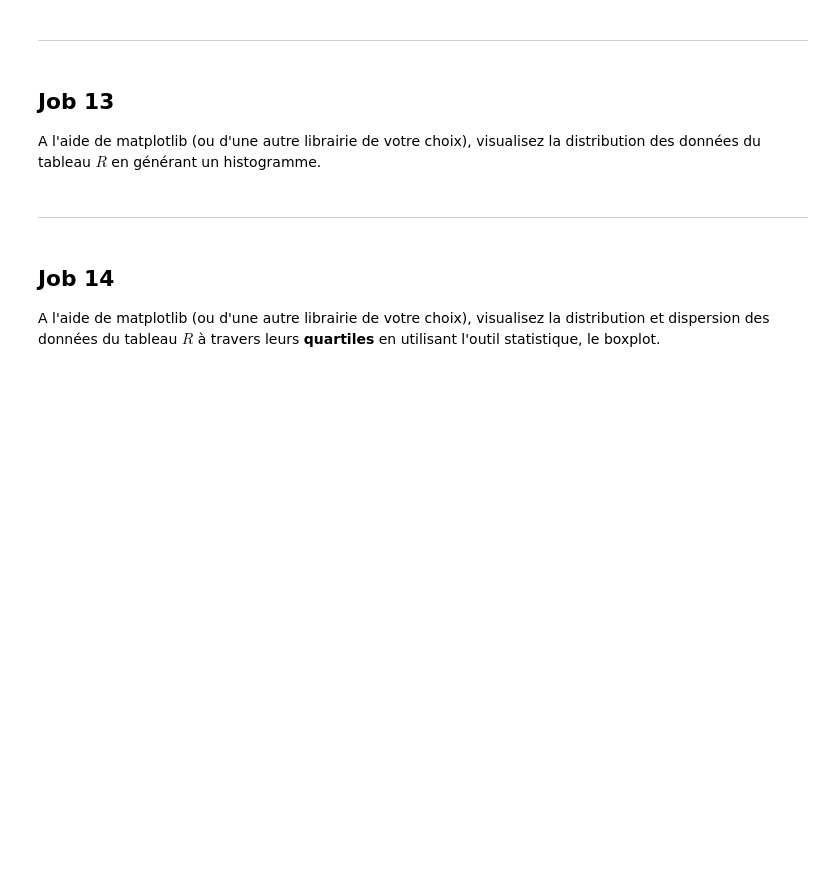
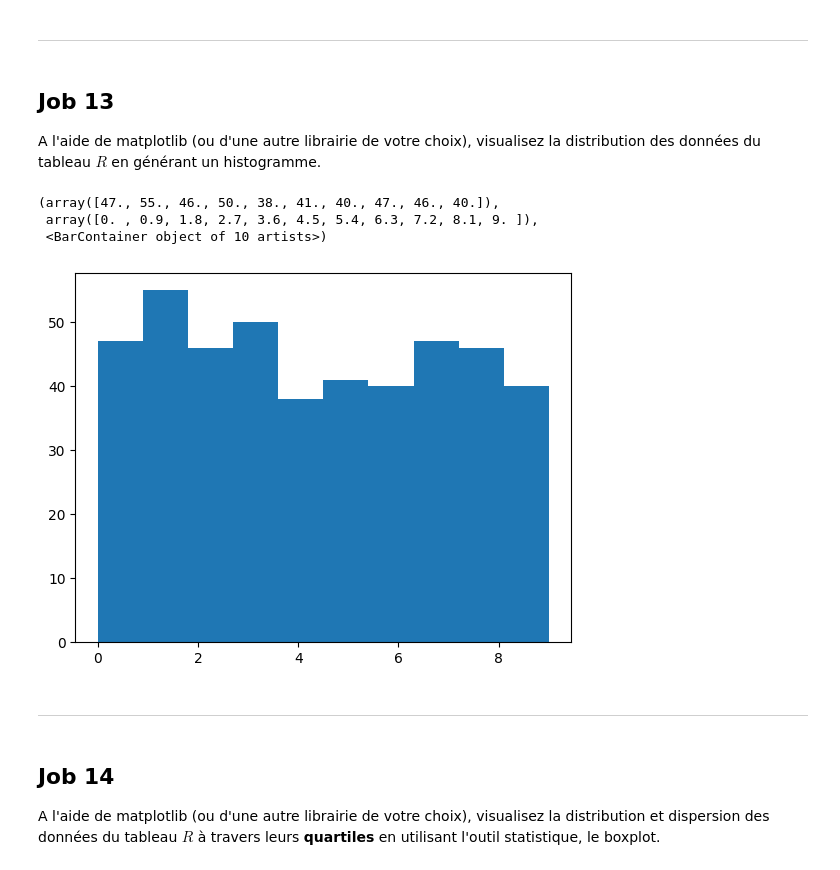
Before and after one commit to NovaStarmax/philomathia, a Jupyter notebook: philomathia.ipynb, the cells around one changed output. Drawn from its saved outputs; the diff is of its cells as text; code cells hidden in the pictures; blank space fills up the shorter version.

```diff
--- a/philomathia.ipynb
+++ b/philomathia.ipynb
@@ -536,3 +609,8 @@ A l'aide de `numpy` et de ses différentes fonctions :
 * Calculez la valeur médiane
 * Calculez la variance
 * Calculez l'écart-type
+# %%
+# 1
+taille = 450
+R = np.random.randint(0, 10, size=taille)
+R.size
@@ -541,6 +644,13 @@ A l'aide de `numpy` et de ses différentes fonctions :
 # %% [markdown]
 ## **Job 13**
 A l'aide de matplotlib (ou d'une autre librairie de votre choix), visualisez la distribution des données du tableau $R$ en générant un histogramme.
+# %%
+plt.hist(R)
+# %% [output]
+(array([47., 55., 46., 50., 38., 41., 40., 47., 46., 40.]),
+ array([0. , 0.9, 1.8, 2.7, 3.6, 4.5, 5.4, 6.3, 7.2, 8.1, 9. ]),
+ <BarContainer object of 10 artists>)
+[figure, added]
 # %% [markdown]
 ---------------------------------------------------------
 # %% [markdown]
```
Also changed, not shown: parts of 87 cells of this notebook.
